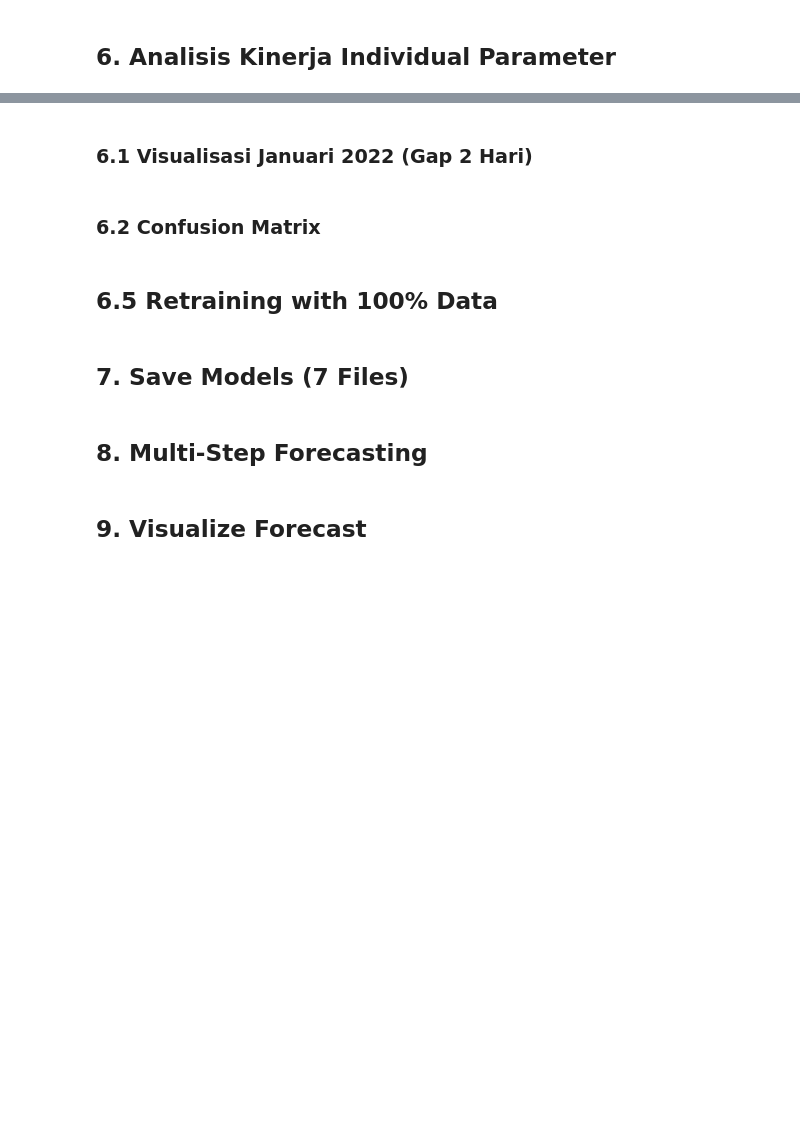
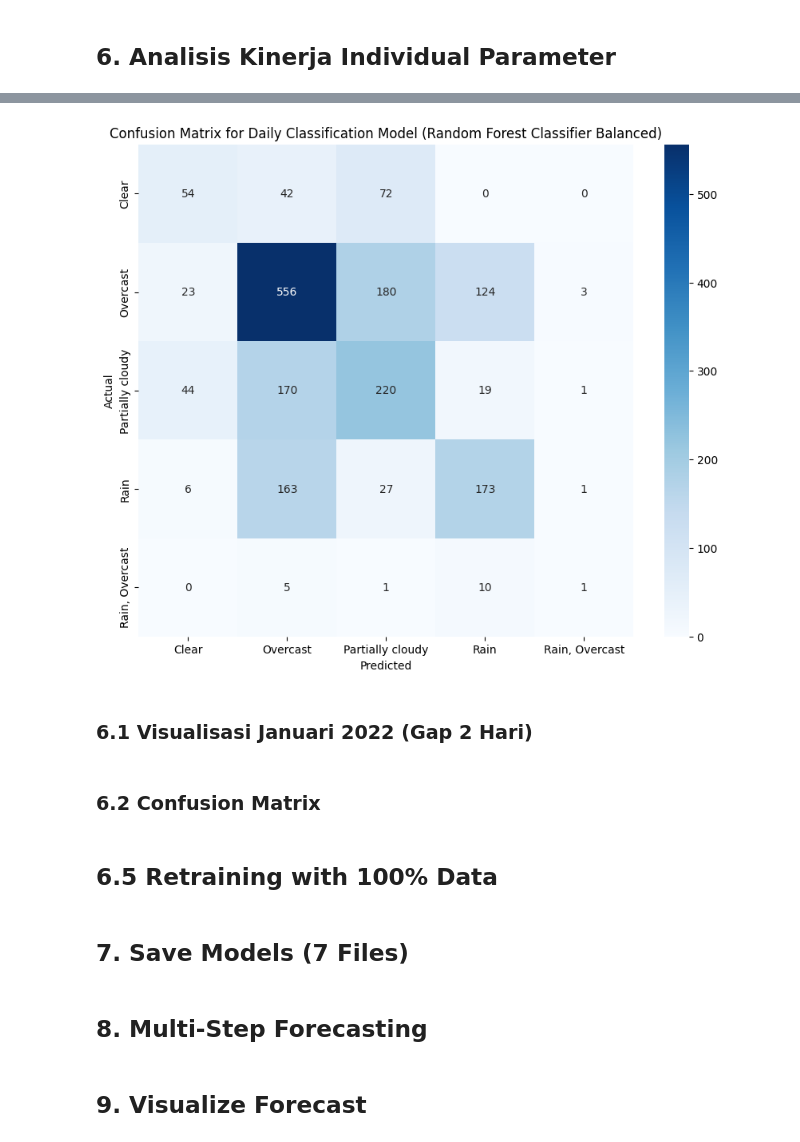
Before and after one commit to AzaniFatturFadhika/weather-iot, a Jupyter notebook: example_v2/model_training/model_weather_training_v4.ipynb, the cells around one changed output, grey strips where cells are left out. Cells and saved outputs as stored; diff of their text form; code cells hidden in the pictures; blank space fills up the shorter version.

```diff
--- a/example_v2/model_training/model_weather_training_v4.ipynb
+++ b/example_v2/model_training/model_weather_training_v4.ipynb
@@ -329,0 +495,20 @@ plt.show()
+# %%
+from sklearn.linear_model import LogisticRegression
+from sklearn.metrics import accuracy_score, precision_score, recall_score, f1_score, classification_report, confusion_matrix, ConfusionMatrixDisplay
+import matplotlib.pyplot as plt
+
+# Train best models Classification
+# best_daily_clf_model = RandomForestClassifier(n_estimators=100, class_weight='balanced', random_state=42, n_jobs=-1)
+for name, model in classification_models.items():
+    if name == best_daily_clf_name:
+        best_daily_clf_model = model
+
+best_daily_clf_model.fit(X_daily_train, y_daily_train_clf)
+
+y_daily_pred_clf = best_daily_clf_model.predict(X_daily_test)
+y_daily_pred_proba_clf = best_daily_clf_model.predict_proba(X_daily_test)
+
+daily_clf_accuracy = accuracy_score(y_daily_test_clf, y_daily_pred_clf)
+daily_clf_precision = precision_score(y_daily_test_clf, y_daily_pred_clf, average='weighted')
+daily_clf_recall = recall_score(y_daily_test_clf, y_daily_pred_clf, average='weighted')
+daily_clf_f1 = f1_score(y_daily_test_clf, y_daily_pred_clf, average='weighted')
@@ -330,3 +543,14 @@ plt.show()
+# %%
+cm = confusion_matrix(y_daily_test_clf, y_daily_pred_clf)
+plt.figure(figsize=(10, 8))
+sns.heatmap(cm, annot=True, fmt='d', cmap='Blues',
+            xticklabels=le_conditions.classes_, yticklabels=le_conditions.classes_)
+plt.title(f'Confusion Matrix for Daily Classification Model ({best_daily_clf_name})')
+plt.ylabel('Actual')
+plt.xlabel('Predicted')
+plt.show()
+# %% [output]
+[figure, added]
 # %% [markdown]
 ### 6.1 Visualisasi Januari 2022 (Gap 2 Hari)
 # %%
```
Also changed, not shown: parts of 51 cells of this notebook.
